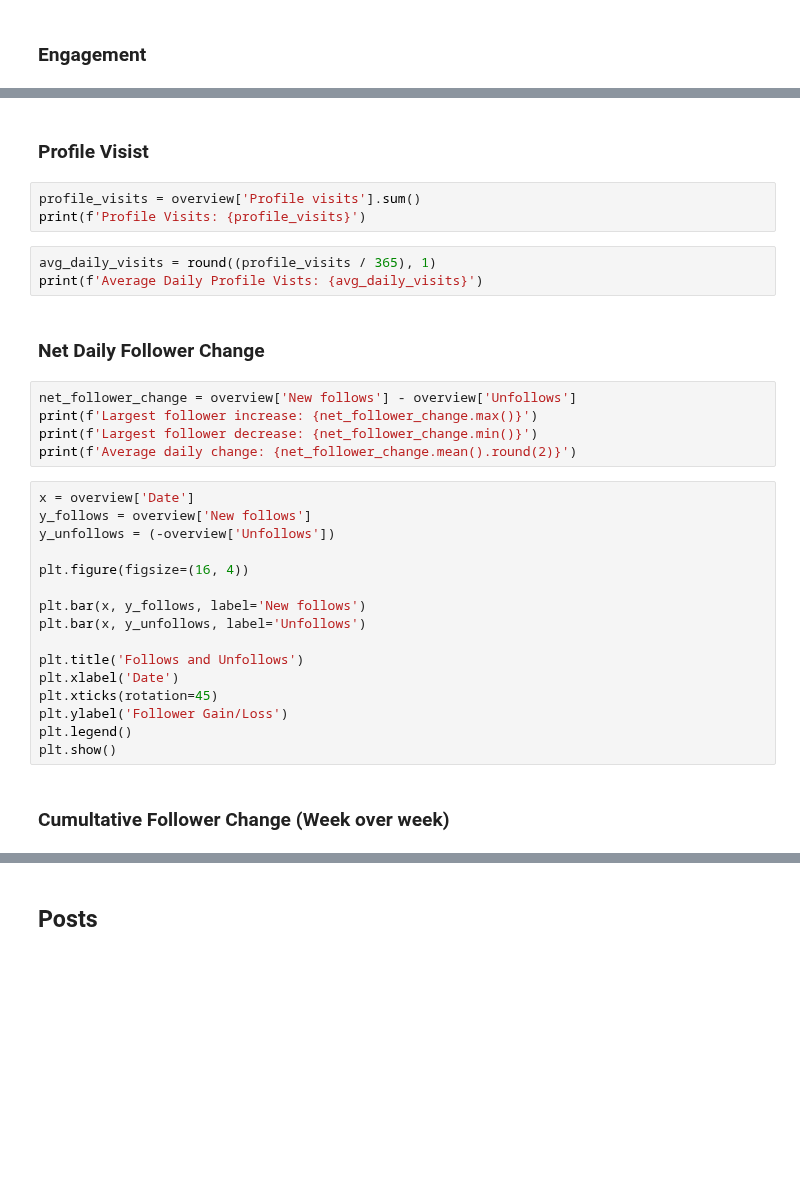
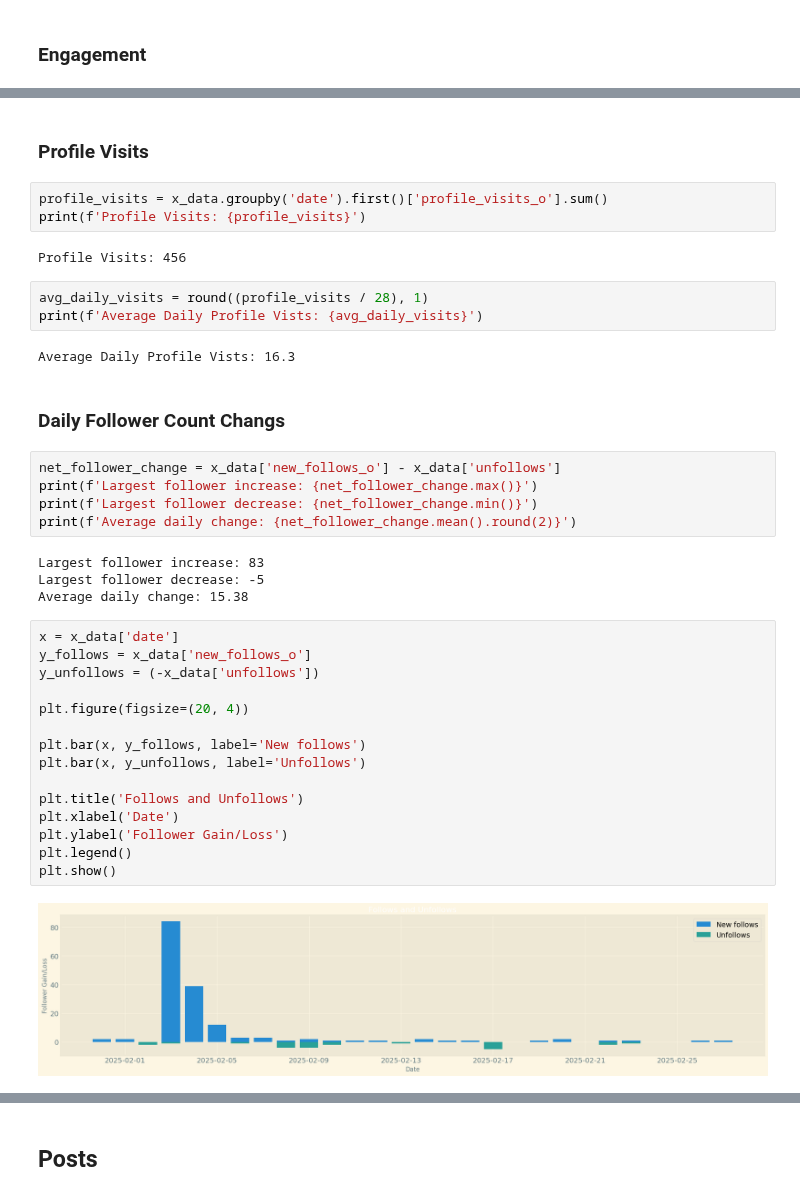
Before and after one commit to bodhichristian/python-basics, a Jupyter notebook: x_data/x_data.ipynb, the cells around one changed output, grey strips where cells are left out. Saved outputs shown, nothing was run; the diff lists cells and outputs as text; blank space fills up the shorter version.

```diff
--- a/x_data/x_data.ipynb
+++ b/x_data/x_data.ipynb
@@ -142,33 +147,40 @@ plt.show()
 # %% [markdown]
-### Profile Visist
+### Profile Visits
 # %%
-profile_visits = overview['Profile visits'].sum()
+profile_visits = x_data.groupby('date').first()['profile_visits_o'].sum()
 print(f'Profile Visits: {profile_visits}')
+# %% [output]
+Profile Visits: 456
 # %%
-avg_daily_visits = round((profile_visits / 365), 1)
+avg_daily_visits = round((profile_visits / 28), 1)
 print(f'Average Daily Profile Vists: {avg_daily_visits}')
+# %% [output]
+Average Daily Profile Vists: 16.3
 # %% [markdown]
-### Net Daily Follower Change
+### Daily Follower Count Changs
 # %%
-net_follower_change = overview['New follows'] - overview['Unfollows']
+net_follower_change = x_data['new_follows_o'] - x_data['unfollows']
 print(f'Largest follower increase: {net_follower_change.max()}')
 print(f'Largest follower decrease: {net_follower_change.min()}')
 print(f'Average daily change: {net_follower_change.mean().round(2)}')
+# %% [output]
+Largest follower increase: 83
+Largest follower decrease: -5
+Average daily change: 15.38
 # %%
-x = overview['Date']
-y_follows = overview['New follows']
-y_unfollows = (-overview['Unfollows'])
+x = x_data['date']
+y_follows = x_data['new_follows_o']
+y_unfollows = (-x_data['unfollows'])
 
-plt.figure(figsize=(16, 4))
+plt.figure(figsize=(20, 4))
 
 plt.bar(x, y_follows, label='New follows')
 plt.bar(x, y_unfollows, label='Unfollows')
 
 plt.title('Follows and Unfollows')
 plt.xlabel('Date')
-plt.xticks(rotation=45)
 plt.ylabel('Follower Gain/Loss')
 plt.legend()
 plt.show()
+# %% [output]
+[figure, added]
-# %% [markdown]
-### Cumultative Follower Change (Week over week)
```
Also changed, not shown: parts of 22 cells of this notebook.
